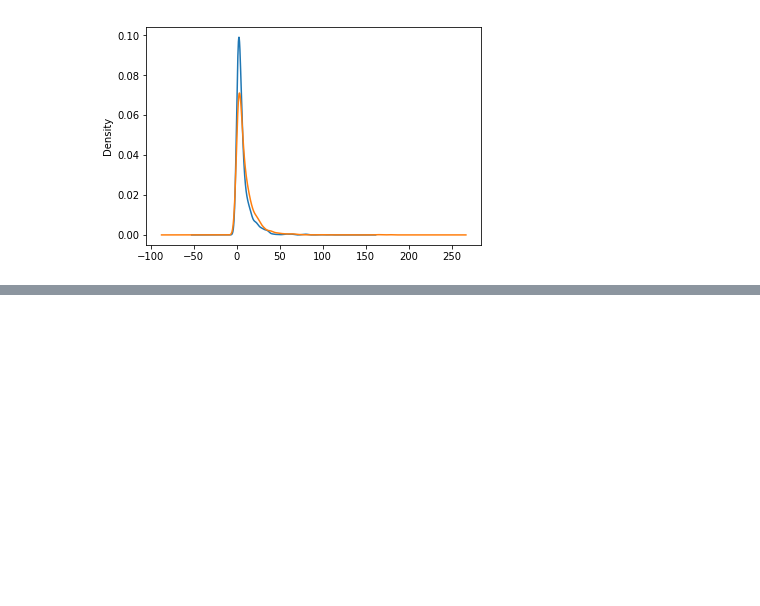
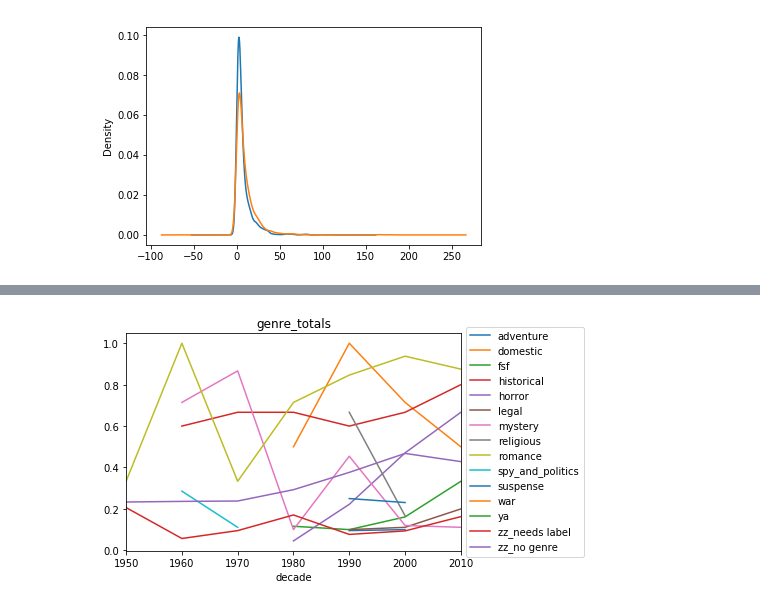
Before and after one commit to cimar/books, a Jupyter notebook: Books Analysis.ipynb, the cells around one changed output, grey strips where cells are left out. Saved outputs shown, nothing was run; the diff lists cells and outputs as text; code cells hidden in the pictures; blank space fills up the shorter version.

```diff
--- a/Books Analysis.ipynb
+++ b/Books Analysis.ipynb
@@ -297,0 +365,7 @@ woman_counts
+# %%
+ax = woman_counts.plot()
+ax.set_title("genre_totals")
+matplotlib.pyplot.legend(loc='center left', bbox_to_anchor=(1.0, 0.5))
+fig = ax.get_figure()
+# %% [output]
+[figure, added]
```
Also changed, not shown: parts of 17 cells of this notebook, 21 other files.
